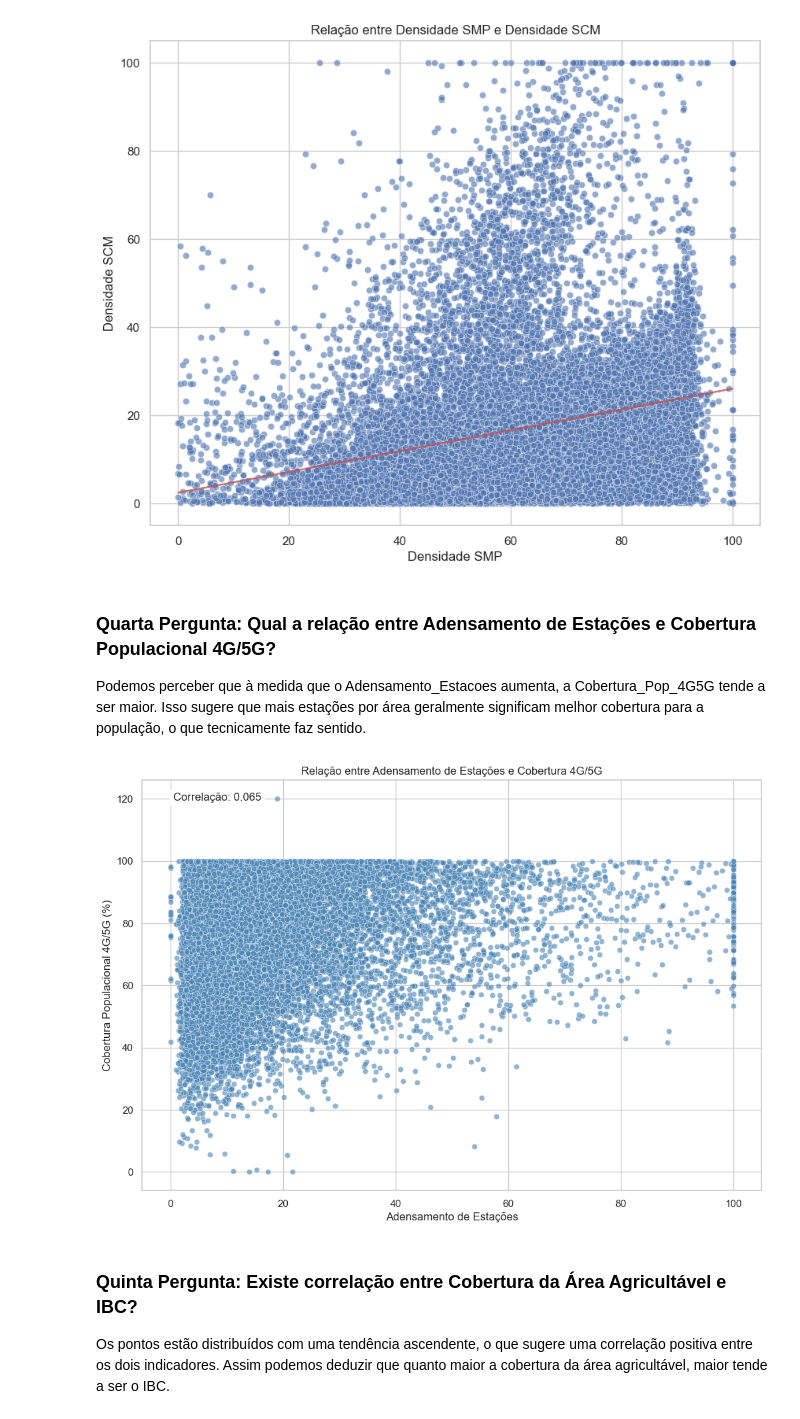
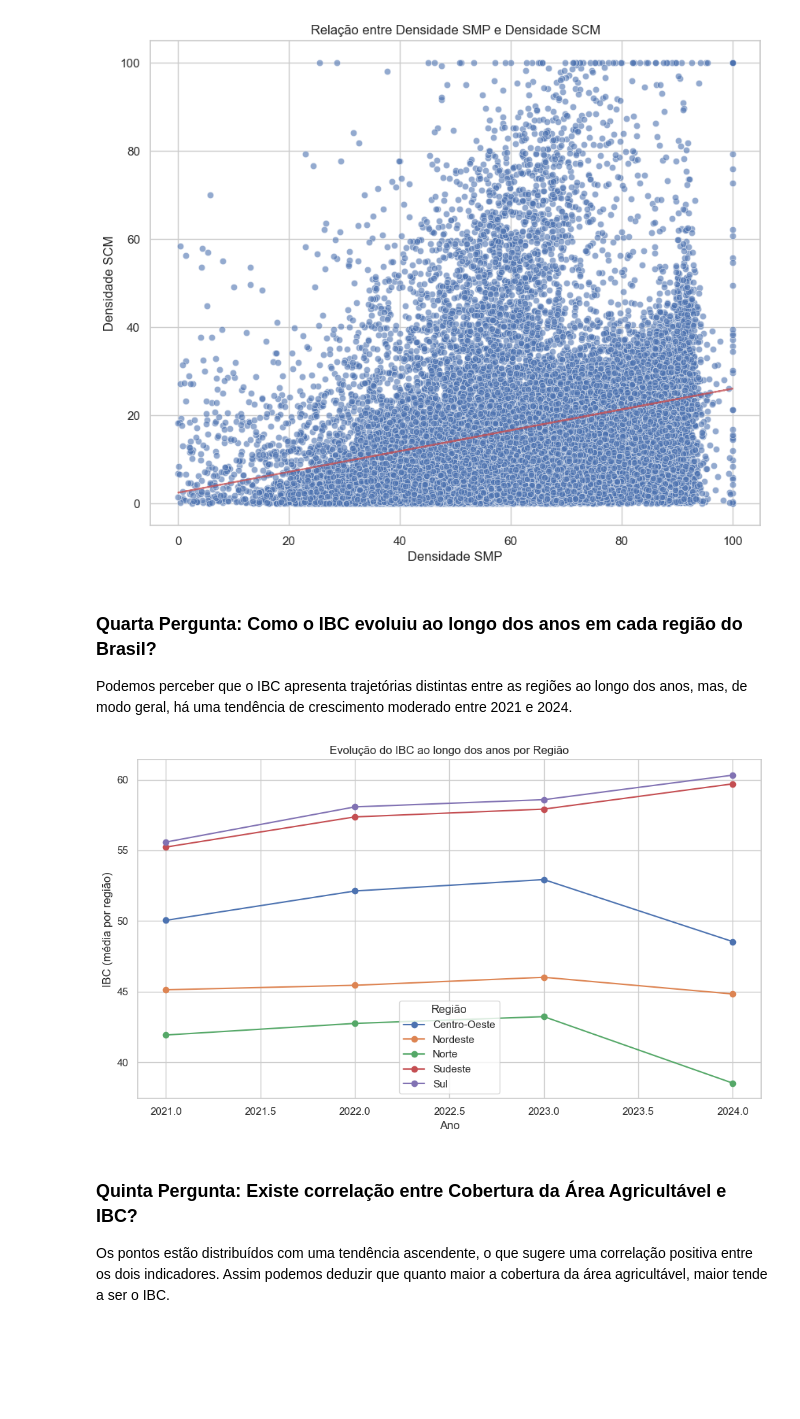
Before and after one commit to mariaclaraps/projeto-ciencia-dos-dados, a Jupyter notebook: notebooks/eda_IBC_municipios.ipynb, the cells around one changed output. Saved outputs shown, nothing was run; the diff lists cells and outputs as text; code cells hidden in the pictures; blank space fills up the shorter version.

```diff
--- a/notebooks/eda_IBC_municipios.ipynb
+++ b/notebooks/eda_IBC_municipios.ipynb
@@ -218,25 +218,39 @@ plt.show()
 # %% [output]
 [figure]
 # %% [markdown]
-### Quarta Pergunta: Qual a relação entre Adensamento de Estações e Cobertura Populacional 4G/5G?
-Podemos perceber que à medida que o Adensamento_Estacoes aumenta, a Cobertura_Pop_4G5G tende a ser maior.
-Isso sugere que mais estações por área geralmente significam melhor cobertura para a população, o que tecnicamente faz sentido.
+### Quarta Pergunta: Como o IBC evoluiu ao longo dos anos em cada região do Brasil?
+Podemos perceber que o IBC apresenta trajetórias distintas entre as regiões ao longo dos anos, mas, de modo geral, há uma tendência de crescimento moderado entre 2021 e 2024.
 # %%
-plt.figure(figsize=(12, 8))
-sns.scatterplot(data=df, x='Adensamento_Estacoes', y='Cobertura_Pop_4G5G',
-                alpha=0.6, color='steelblue')
-plt.title('Relação entre Adensamento de Estações e Cobertura 4G/5G')
-plt.xlabel('Adensamento de Estações')
-plt.ylabel('Cobertura Populacional 4G/5G (%)')
+df_grouped = (
+    df.groupby(["Ano", "Região"])["IBC"]
+      .mean()
+      .reset_index()
+)
 
-# Adicionar correlação
-corr = df[['Adensamento_Estacoes', 'Cobertura_Pop_4G5G']].corr().iloc[0,1]
-plt.text(0.05, 0.95, f'Correlação: {corr:.3f}', transform=plt.gca().transAxes,
-         fontsize=12, bbox=dict(boxstyle="round,pad=0.3", facecolor="white"))
+# Lista de regiões disponíveis
+regioes = df_grouped["Região"].unique()
 
+plt.figure(figsize=(10, 6))
+
+# Plota uma linha para cada região
+for regiao in regioes:
+    dados_regiao = df_grouped[df_grouped["Região"] == regiao]
+    plt.plot(
+        dados_regiao["Ano"],
+        dados_regiao["IBC"],
+        marker="o",
+        label=regiao
+    )
+
+plt.xlabel("Ano")
+plt.ylabel("IBC (média por região)")
+plt.title("Evolução do IBC ao longo dos anos por Região")
+plt.legend(title="Região")
+plt.grid(True)
+plt.tight_layout()
 plt.show()
 # %% [output]
-[figure, old version]
+[figure, new version]
 # %% [markdown]
 ### Quinta Pergunta: Existe correlação entre Cobertura da Área Agricultável e IBC?
 Os pontos estão distribuídos com uma tendência ascendente, o que sugere uma correlação positiva entre os dois indicadores. Assim podemos deduzir que quanto maior a cobertura da área agricultável, maior tende a ser o IBC.
```
